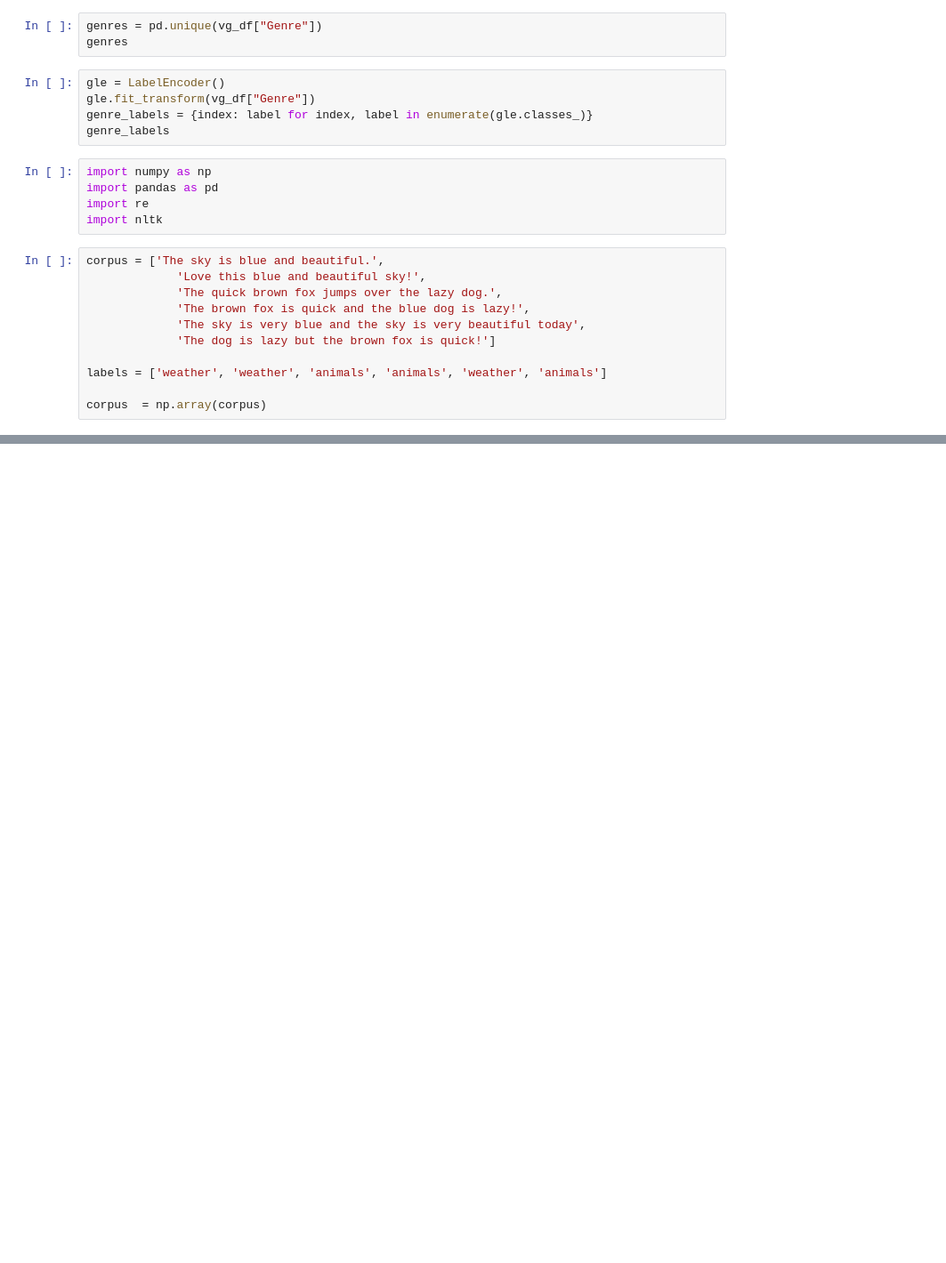
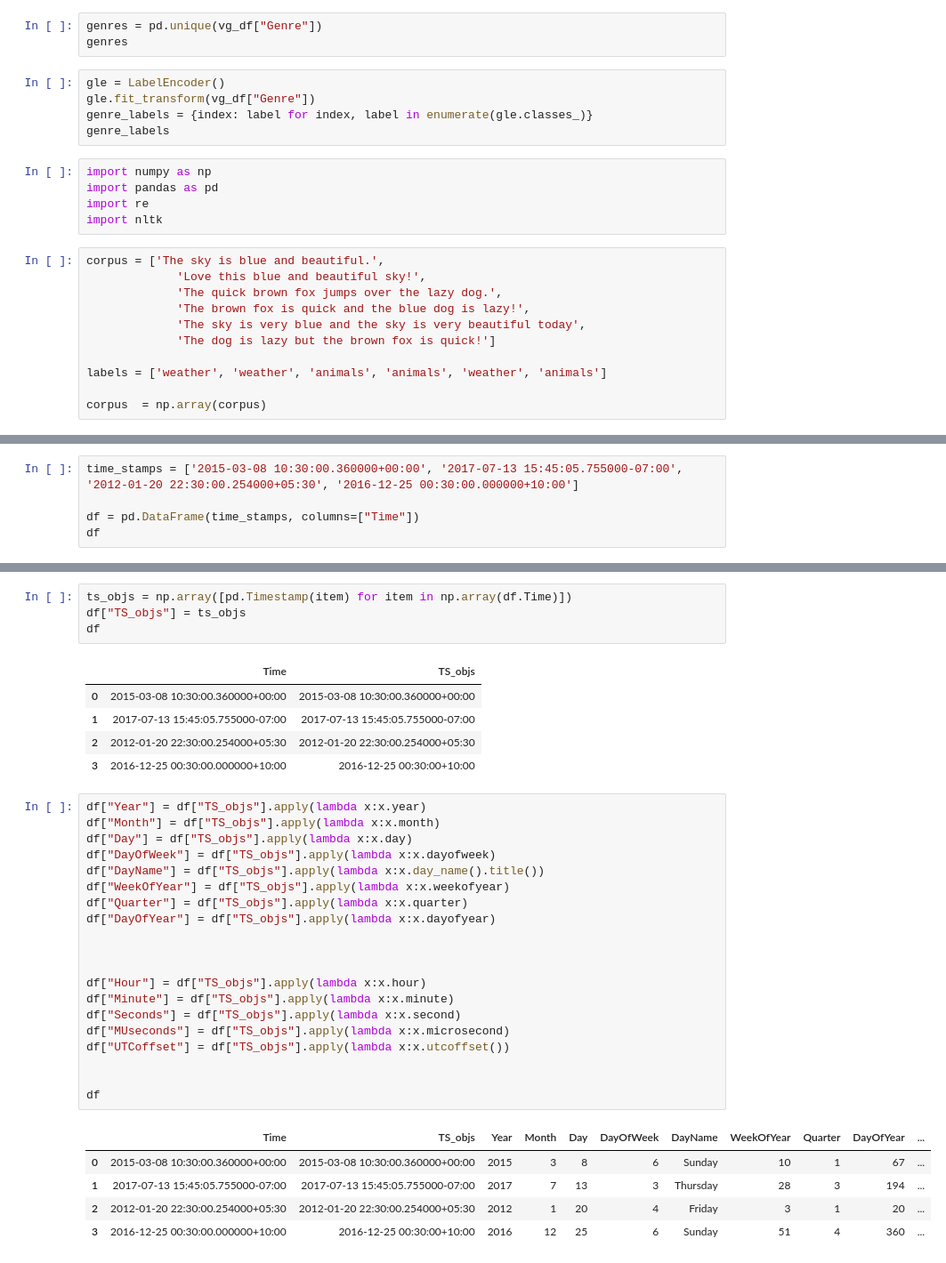
Before and after one commit to Taoheed-O/Machine-Learning, a Jupyter notebook: Feature_Engineering/Feature_Engineering.ipynb, the cells around one changed output, grey strips where cells are left out. Shown: that part at 89% size. Drawn from its saved outputs; the diff is of its cells as text; blank space fills up the shorter version.

```diff
--- a/Feature_Engineering/Feature_Engineering.ipynb
+++ b/Feature_Engineering/Feature_Engineering.ipynb
@@ -151,0 +289,6 @@ pd.DataFrame(tv_matrix, columns=vocab)
+# %%
+time_stamps = ['2015-03-08 10:30:00.360000+00:00', '2017-07-13 15:45:05.755000-07:00',
+'2012-01-20 22:30:00.254000+05:30', '2016-12-25 00:30:00.000000+10:00']
+
+df = pd.DataFrame(time_stamps, columns=["Time"])
+df
@@ -151,0 +301,36 @@ pd.DataFrame(tv_matrix, columns=vocab)
+# %%
+ts_objs = np.array([pd.Timestamp(item) for item in np.array(df.Time)])
+df["TS_objs"] = ts_objs
+df
+# %% [output]
+|  | Time | TS_objs |
+| 0 | 2015-03-08 10:30:00.360000+00:00 | 2015-03-08 10:30:00.360000+00:00 |
+| 1 | 2017-07-13 15:45:05.755000-07:00 | 2017-07-13 15:45:05.755000-07:00 |
+| 2 | 2012-01-20 22:30:00.254000+05:30 | 2012-01-20 22:30:00.254000+05:30 |
+| 3 | 2016-12-25 00:30:00.000000+10:00 | 2016-12-25 00:30:00+10:00 |
+# %%
+df["Year"] = df["TS_objs"].apply(lambda x:x.year)
+df["Month"] = df["TS_objs"].apply(lambda x:x.month)
+df["Day"] = df["TS_objs"].apply(lambda x:x.day)
+df["DayOfWeek"] = df["TS_objs"].apply(lambda x:x.dayofweek)
+df["DayName"] = df["TS_objs"].apply(lambda x:x.day_name().title())
+df["WeekOfYear"] = df["TS_objs"].apply(lambda x:x.weekofyear)
+df["Quarter"] = df["TS_objs"].apply(lambda x:x.quarter)
+df["DayOfYear"] = df["TS_objs"].apply(lambda x:x.dayofyear)
+
+
+
+df["Hour"] = df["TS_objs"].apply(lambda x:x.hour)
+df["Minute"] = df["TS_objs"].apply(lambda x:x.minute)
+df["Seconds"] = df["TS_objs"].apply(lambda x:x.second)
+df["MUseconds"] = df["TS_objs"].apply(lambda x:x.microsecond)
+df["UTCoffset"] = df["TS_objs"].apply(lambda x:x.utcoffset())
+
+
+df
+# %% [output]
+|  | Time | TS_objs | Year | Month | Day | DayOfWeek | DayName | WeekOfYear | Quarter | DayOfYear | ... |
+| 0 | 2015-03-08 10:30:00.360000+00:00 | 2015-03-08 10:30:00.360000+00:00 | 2015 | 3 | 8 | 6 | Sunday | 10 | 1 | 67 | ... |
+| 1 | 2017-07-13 15:45:05.755000-07:00 | 2017-07-13 15:45:05.755000-07:00 | 2017 | 7 | 13 | 3 | Thursday | 28 | 3 | 194 | ... |
+| 2 | 2012-01-20 22:30:00.254000+05:30 | 2012-01-20 22:30:00.254000+05:30 | 2012 | 1 | 20 | 4 | Friday | 3 | 1 | 20 | ... |
+| 3 | 2016-12-25 00:30:00.000000+10:00 | 2016-12-25 00:30:00+10:00 | 2016 | 12 | 25 | 6 | Sunday | 51 | 4 | 360 | ... |
```
Also changed, not shown: parts of 21 cells of this notebook.
